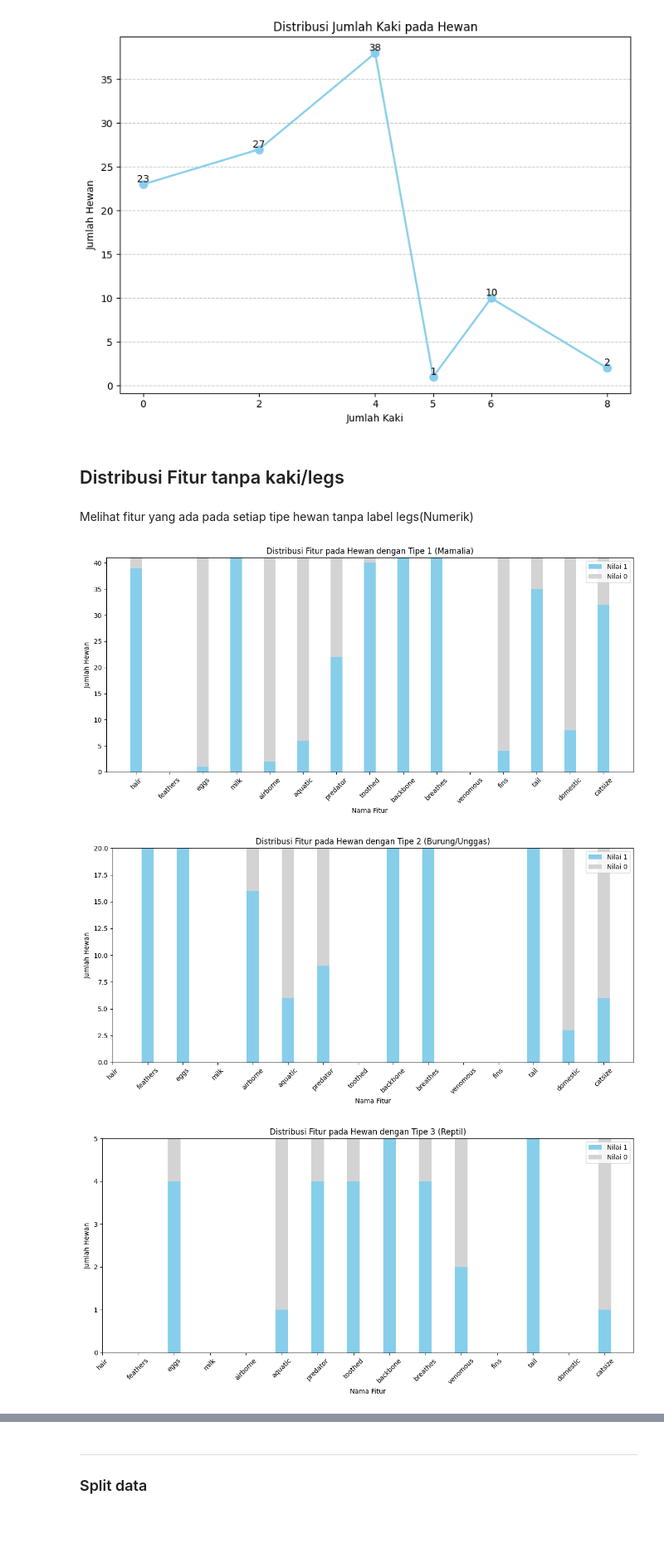
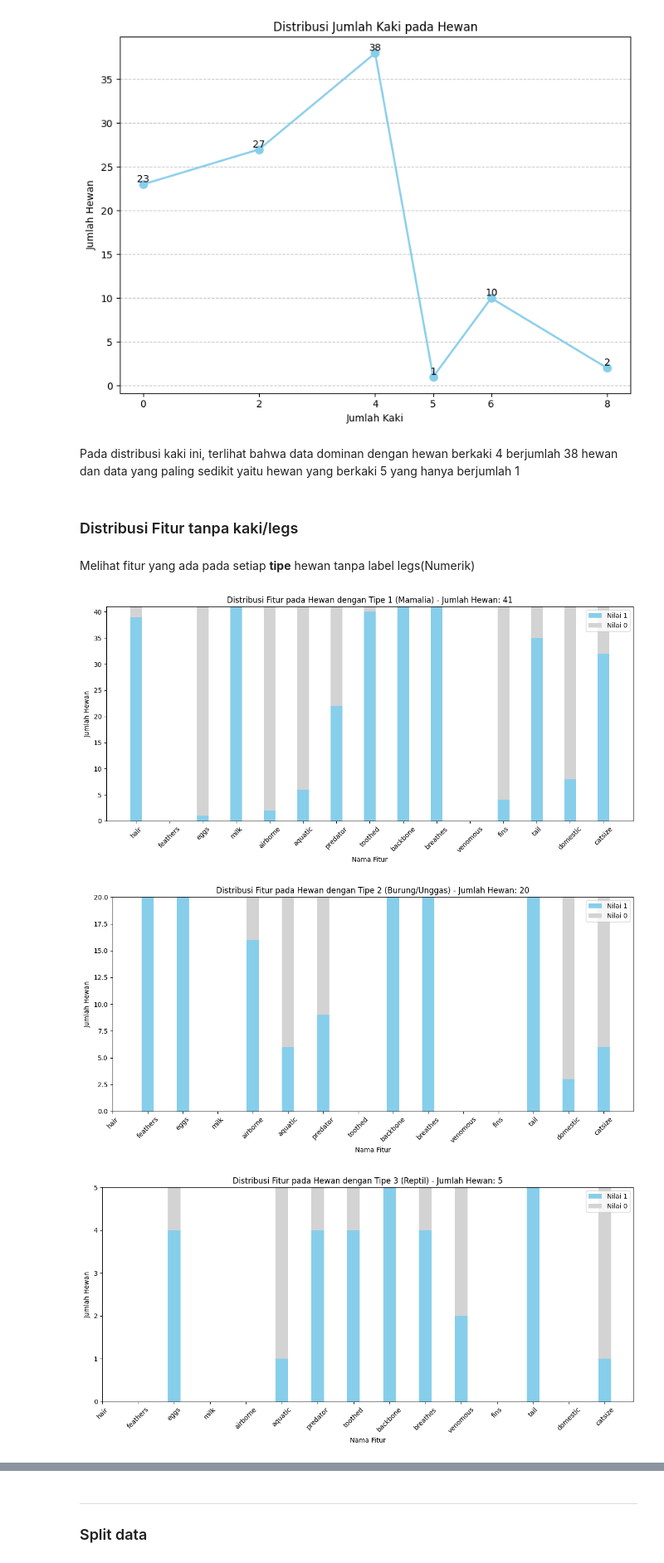
Before and after one commit to Akmdrhannn/psd, a Jupyter notebook: _sources/Zoo_20_095.ipynb, the cells around one changed output, grey strips where cells are left out. Shown at 83% size. Cells and saved outputs as stored; diff of their text form; code cells hidden in the pictures; blank space fills up the shorter version.

```diff
--- a/_sources/Zoo_20_095.ipynb
+++ b/_sources/Zoo_20_095.ipynb
@@ -276,11 +333,16 @@ plt.tight_layout()
 plt.show()
 # %% [output]
 [figure]
+# %% [markdown]
+Pada distribusi kaki ini, terlihat bahwa data dominan dengan hewan berkaki 4 berjumlah 38 hewan dan data yang paling sedikit yaitu hewan yang berkaki 5 yang hanya berjumlah 1
 # %% [markdown]
-## Distribusi Fitur tanpa kaki/legs
+### Distribusi Fitur tanpa kaki/legs
 # %% [markdown]
-Melihat fitur yang ada pada setiap tipe hewan tanpa label legs(Numerik)
+Melihat fitur yang ada pada setiap **tipe** hewan tanpa label legs(Numerik)
 # %%
+import numpy as np
+import matplotlib.pyplot as plt
+
 # Menghitung jumlah tipe yang ada (1 sampai 7)
 types = np.arange(1, 8)
 
@@ -290,36 +352,39 @@ tipe_to_nama = {
     2: "Burung/Unggas",
     3: "Reptil",
     4: "Ikan",
     5: "Amfibi",
     6: "Serangga",
     7: "Moluska/Binatang Laut"
 }
 
 # Melakukan perulangan untuk setiap tipe
 for tipe in types:
     # Memfilter hanya baris dengan tipe tertentu
     filtered_data = df[df['type'] == tipe]
 
+    # Menghitung jumlah hewan dalam tipe tersebut
+    jumlah_hewan = len(filtered_data)
+
     # Menghitung jumlah hewan dalam tipe tersebut yang memiliki nilai setiap fitur
-    fitur_counts = filtered_data.drop(columns=['type', 'animal_name','legs']).apply(lambda x: x.value_counts()).T
+    fitur_counts = filtered_data.drop(columns=['type', 'animal_name', 'legs']).apply(lambda x: x.value_counts()).T
 
-    # Membuat diagram batang dengan tipe yang mirip dengan histogram
+    # Membuat diagram batang
     plt.figure(figsize=(12, 6))
     bar_width = 0.35
     bar_colors = ['skyblue'] * len(fitur_counts.index)  # Menggunakan warna sky blue untuk semua batang
     bar_positions = np.arange(len(fitur_counts.index))
 
     plt.bar(bar_positions, fitur_counts[1], bar_width, color=bar_colors, label='Nilai 1')
     plt.bar(bar_positions, fitur_counts[0], bar_width, color='lightgray', label='Nilai 0', bottom=fitur_counts[1])
 
     plt.xlabel('Nama Fitur')
     plt.ylabel('Jumlah Hewan')
-    plt.title(f'Distribusi Fitur pada Hewan dengan Tipe {tipe} ({tipe_to_nama[tipe]})')  # Menambahkan nama tipe
+    plt.title(f'Distribusi Fitur pada Hewan dengan Tipe {tipe} ({tipe_to_nama[tipe]}) - Jumlah Hewan: {jumlah_hewan}')  # Menambahkan jumlah hewan pada judul
     plt.xticks(bar_positions, fitur_counts.index, rotation=45)
     plt.legend()
     plt.tight_layout()
     plt.show()
 # %% [output]
-[figure, old version]
+[figure, new version]
-[figure, old version]
+[figure, new version]
-[figure, old version]
+[figure, new version]
```
Also changed, not shown: parts of 65 cells of this notebook, 19 other files.
